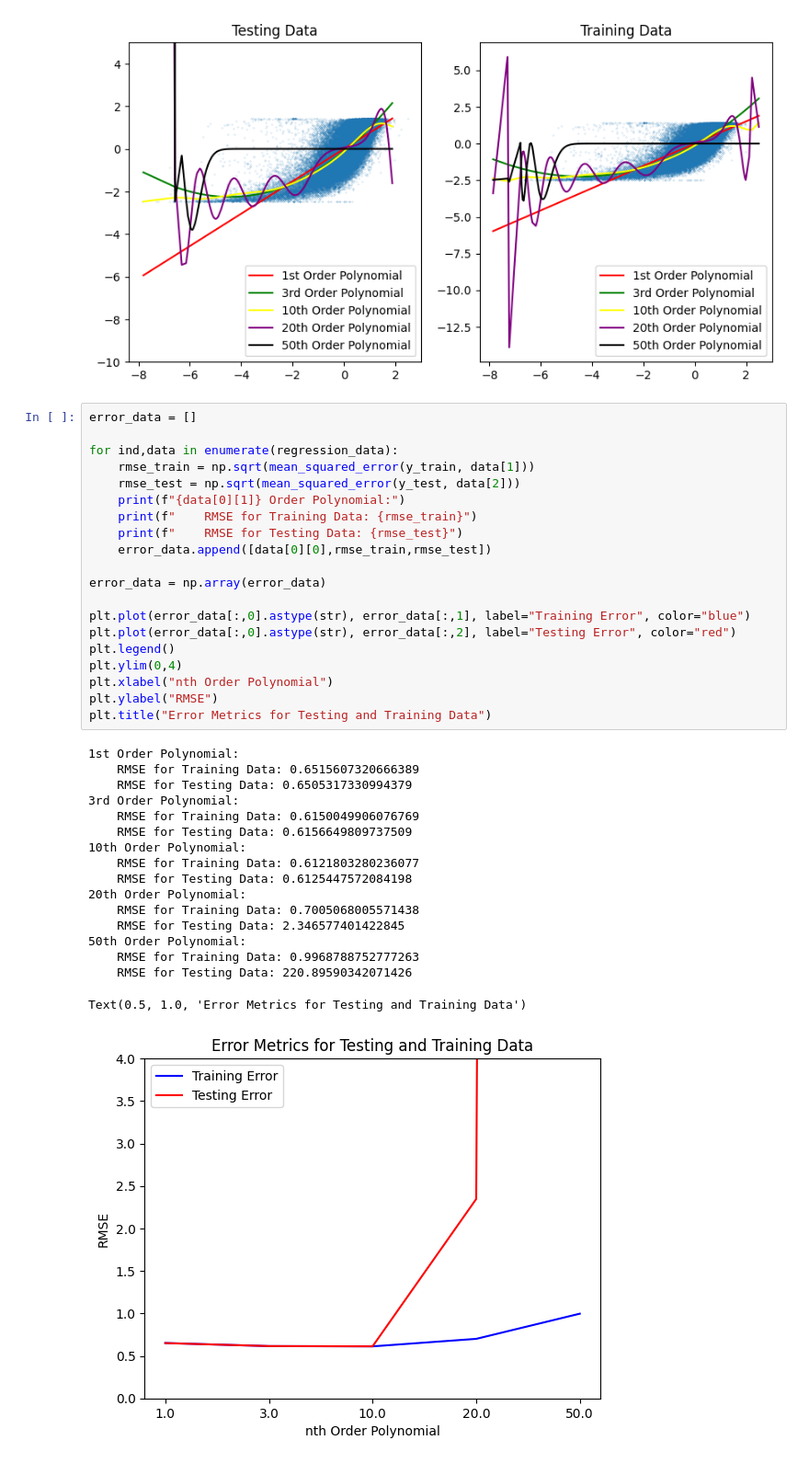
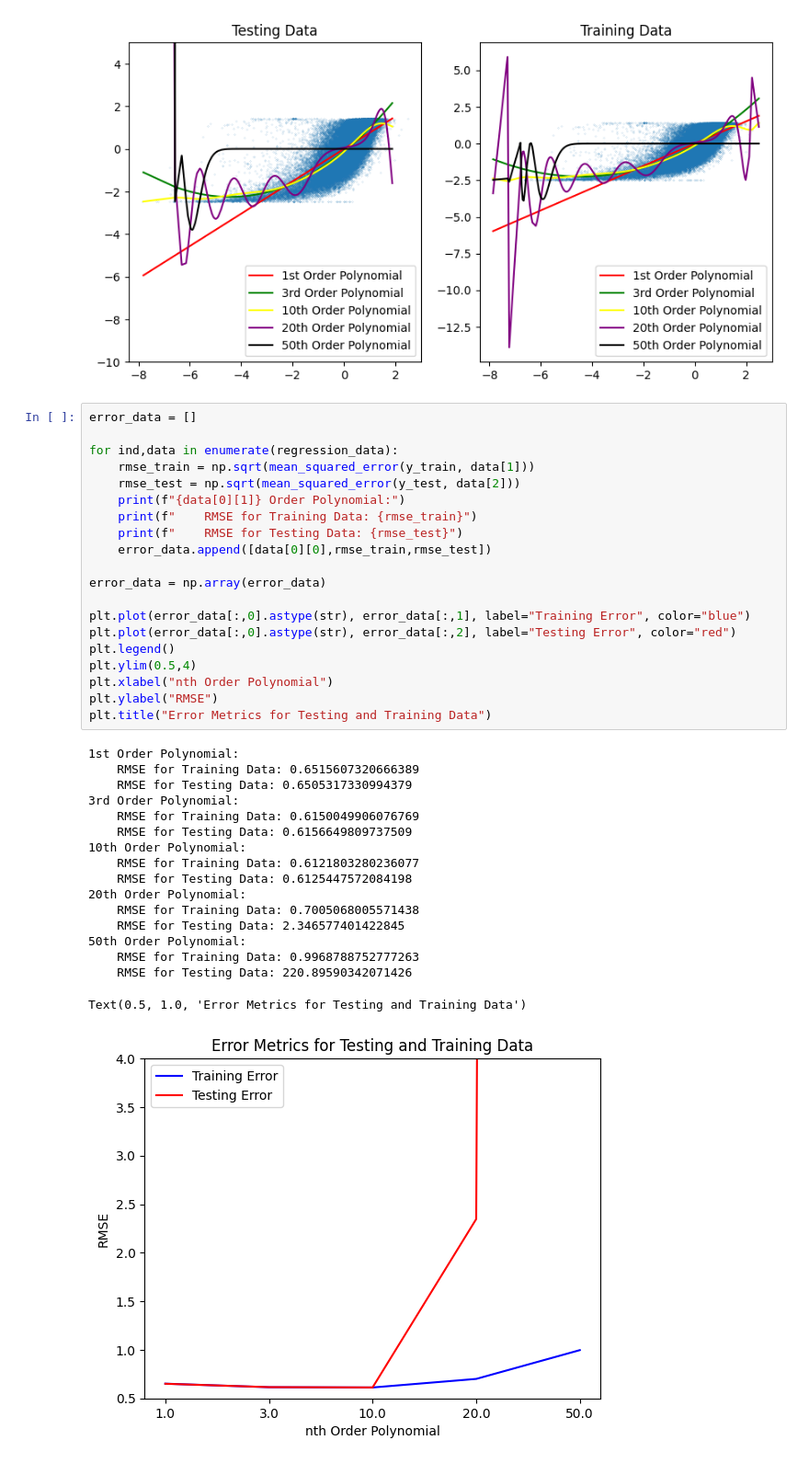
Before and after one commit to hiranjaya/COM-SCI-M148-Final-Project, a Jupyter notebook: Check_In_2.ipynb, the cells around one changed output. Shown at 92% size. Saved outputs shown, nothing was run; the diff lists cells and outputs as text.

```diff
--- a/COM_SCI_M148_Final_Project_Check_In_2.ipynb
+++ b/Check_In_2.ipynb
@@ -106,32 +106,32 @@ for ind,data in enumerate(regression_data):
     print(f"{data[0][1]} Order Polynomial:")
     print(f"    RMSE for Training Data: {rmse_train}")
     print(f"    RMSE for Testing Data: {rmse_test}")
     error_data.append([data[0][0],rmse_train,rmse_test])
 
 error_data = np.array(error_data)
 
 plt.plot(error_data[:,0].astype(str), error_data[:,1], label="Training Error", color="blue")
 plt.plot(error_data[:,0].astype(str), error_data[:,2], label="Testing Error", color="red")
 plt.legend()
-plt.ylim(0,4)
+plt.ylim(0.5,4)
 plt.xlabel("nth Order Polynomial")
 plt.ylabel("RMSE")
 plt.title("Error Metrics for Testing and Training Data")
 # %% [output]
 1st Order Polynomial:
     RMSE for Training Data: 0.6515607320666389
     RMSE for Testing Data: 0.6505317330994379
 3rd Order Polynomial:
     RMSE for Training Data: 0.6150049906076769
     RMSE for Testing Data: 0.6156649809737509
 10th Order Polynomial:
     RMSE for Training Data: 0.6121803280236077
     RMSE for Testing Data: 0.6125447572084198
 20th Order Polynomial:
     RMSE for Training Data: 0.7005068005571438
     RMSE for Testing Data: 2.346577401422845
 50th Order Polynomial:
     RMSE for Training Data: 0.9968788752777263
     RMSE for Testing Data: 220.89590342071426
 Text(0.5, 1.0, 'Error Metrics for Testing and Training Data')
-[figure, old version]
+[figure, new version]
```
